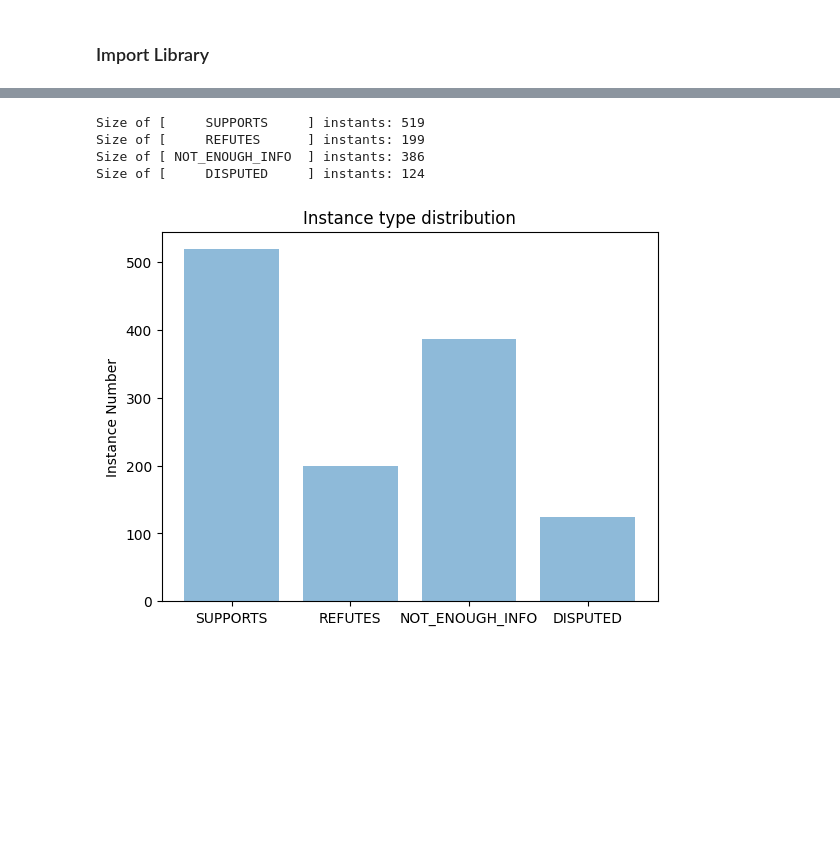
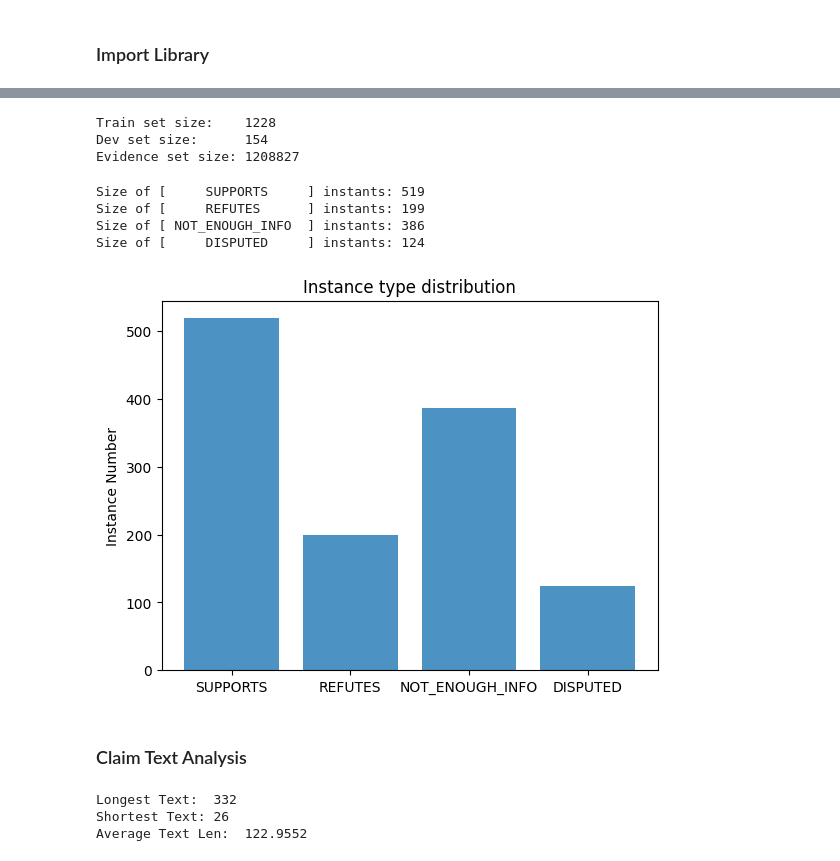
Before and after one commit to yuhsienchiang/fact-check, a Jupyter notebook: data_analysis.ipynb, the cells around one changed output, grey strips where cells are left out. Cells and saved outputs as stored; diff of their text form; code cells hidden in the pictures; blank space fills up the shorter version.

Commit message:
Integrate Pandas lib, perform more data analysis

```diff
--- a/data_analysis.ipynb
+++ b/data_analysis.ipynb
@@ -7,6 +10,6 @@ import numpy as np
 # %%
-train_claims_data = json.load(open("project-data/train-claims.json"))
-dev_claims_data = json.load(open("project-data/dev-claims.json"))
-evidence_data = json.load(open("project-data/evidence.json"))
+train_claims_json_data = json.load(open("data/train-claims.json"))
+dev_claims_json_data = json.load(open("data/dev-claims.json"))
+evidence_json_data = json.load(open("data/evidence.json"))
 
 label_tags = ["SUPPORTS", "REFUTES", "NOT_ENOUGH_INFO", "DISPUTED"]
@@ -34 +16,34 @@ cata_3_instant = [key for (key, value) in train_label.items() if value == label_
+# %%
+train_claims_normalised_data = [{"tag": key,
+                      "claim_text": value["claim_text"],
+                      "evidences":value["evidences"],
+                      "label": value["claim_label"]
+                      } for (key, value) in train_claims_json_data.items()]
+
+dev_claims_normalised_data = [{"tag": key,
+                      "claim_text": value["claim_text"],
+                      "evidences":value["evidences"],
+                      "label": value["claim_label"]
+                      } for (key, value) in dev_claims_json_data.items()]
+
+evidence_normalised_data = [{"tag": key,
+                  "evidence": value
+                  } for (key, value) in evidence_json_data.items()]
+
+train_claims_data = pd.json_normalize(train_claims_normalised_data)
+dev_claims_data = pd.json_normalize(dev_claims_normalised_data)
+evidence_data = pd.json_normalize(evidence_normalised_data)
+# %%
+print(f"Train set size:    {train_claims_data.shape[0]}")
+print(f"Dev set size:      {dev_claims_data.shape[0]}")
+print(f"Evidence set size: {evidence_data.shape[0]}")
+# %% [output]
+Train set size:    1228
+Dev set size:      154
+Evidence set size: 1208827
+# %%
+cata_0_num = train_claims_data.loc[train_claims_data["label"] == label_tags[0]].shape[0]
+cata_1_num = train_claims_data.loc[train_claims_data["label"] == label_tags[1]].shape[0]
+cata_2_num = train_claims_data.loc[train_claims_data["label"] == label_tags[2]].shape[0]
+cata_3_num = train_claims_data.loc[train_claims_data["label"] == label_tags[3]].shape[0]
 # %%
@@ -43,13 +58,15 @@ Size of [ NOT_ENOUGH_INFO  ] instants: 386
 Size of [     DISPUTED     ] instants: 124
 # %%
 x_pos = np.arange(len(label_tags))
-instance_num = [len(cata_0_instant), len(cata_1_instant), len(cata_2_instant), len(cata_3_instant)]
+instance_num = [cata_0_num, cata_1_num, cata_2_num, cata_3_num]
 
-plt.bar(x_pos, instance_num, align='center', alpha=0.5)
+plt.bar(x_pos, instance_num, align='center', alpha=0.8)
 plt.xticks(x_pos, label_tags)
 plt.ylabel('Instance Number')
 plt.title('Instance type distribution')
 
 plt.show()
 # %% [output]
-[figure, old version]
+[figure, new version]
+# %% [markdown]
+### Claim Text Analysis
@@ -55,0 +75,8 @@ plt.show()
+# %%
+print(f"Longest Text:  {train_claims_data['claim_text_len'].max()}")
+print(f"Shortest Text: {train_claims_data['claim_text_len'].min()}")
+print(f"Average Text Len: {train_claims_data['claim_text_len'].mean(): .4f}")
+# %% [output]
+Longest Text:  332
+Shortest Text: 26
+Average Text Len:  122.9552
```
Also changed, not shown: parts of 8 cells of this notebook.
